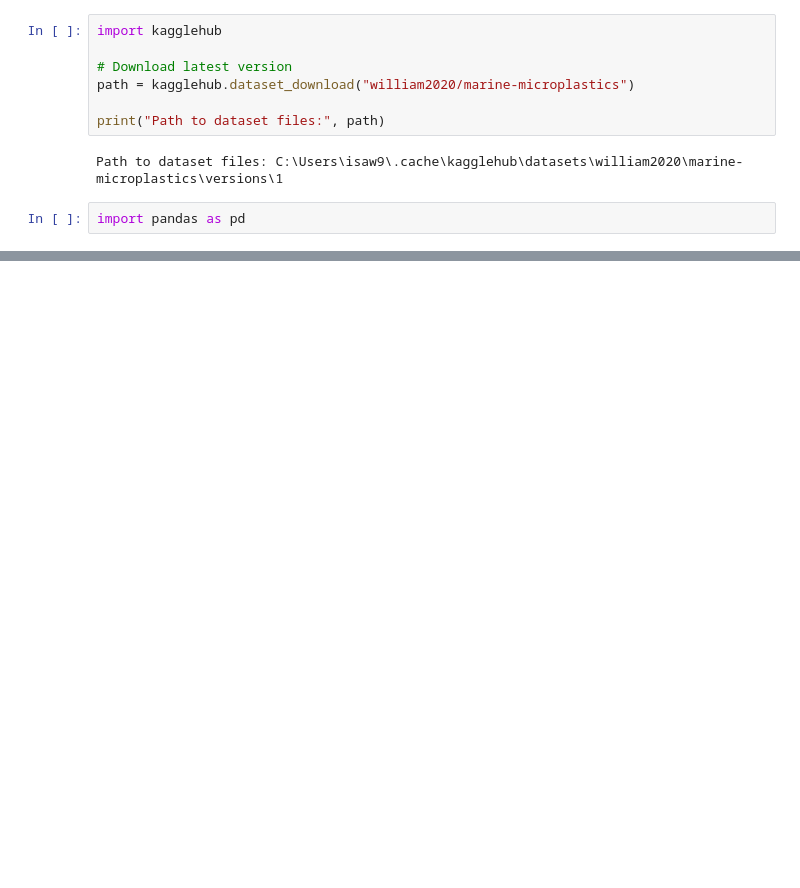
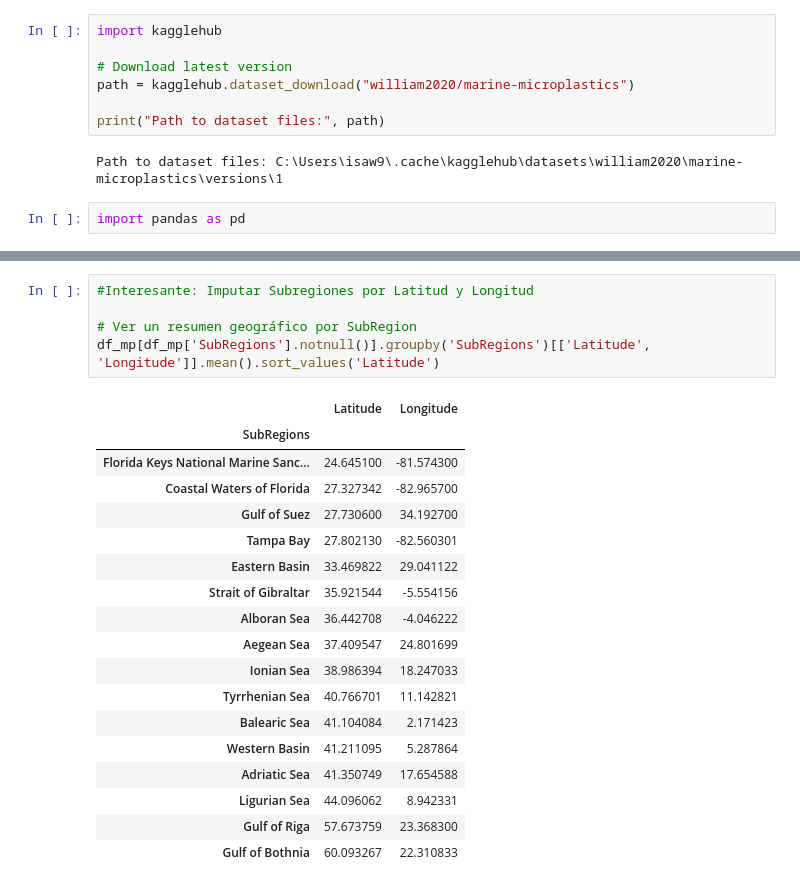
Before and after one commit to isamanero/MyPortfolio, a Jupyter notebook: Data_Analytics/Microplastics.ipynb, the cells around one changed output, grey strips where cells are left out. Drawn from its saved outputs; the diff is of its cells as text; blank space fills up the shorter version.

```diff
--- a/Data_Analytics/Microplastics.ipynb
+++ b/Data_Analytics/Microplastics.ipynb
@@ -58,0 +94,24 @@ Name: Measurement, dtype: float64
+# %%
+#Interesante: Imputar Subregiones por Latitud y Longitud
+
+# Ver un resumen geográfico por SubRegion
+df_mp[df_mp['SubRegions'].notnull()].groupby('SubRegions')[['Latitude', 'Longitude']].mean().sort_values('Latitude')
+# %% [output]
+|  | Latitude | Longitude |
+| SubRegions |  |  |
+| Florida Keys National Marine Sanc... | 24.645100 | -81.574300 |
+| Coastal Waters of Florida | 27.327342 | -82.965700 |
+| Gulf of Suez | 27.730600 | 34.192700 |
+| Tampa Bay | 27.802130 | -82.560301 |
+| Eastern Basin | 33.469822 | 29.041122 |
+| Strait of Gibraltar | 35.921544 | -5.554156 |
+| Alboran Sea | 36.442708 | -4.046222 |
+| Aegean Sea | 37.409547 | 24.801699 |
+| Ionian Sea | 38.986394 | 18.247033 |
+| Tyrrhenian Sea | 40.766701 | 11.142821 |
+| Balearic Sea | 41.104084 | 2.171423 |
+| Western Basin | 41.211095 | 5.287864 |
+| Adriatic Sea | 41.350749 | 17.654588 |
+| Ligurian Sea | 44.096062 | 8.942331 |
+| Gulf of Riga | 57.673759 | 23.368300 |
+| Gulf of Bothnia | 60.093267 | 22.310833 |
```
Also changed, not shown: parts of 14 cells of this notebook.
